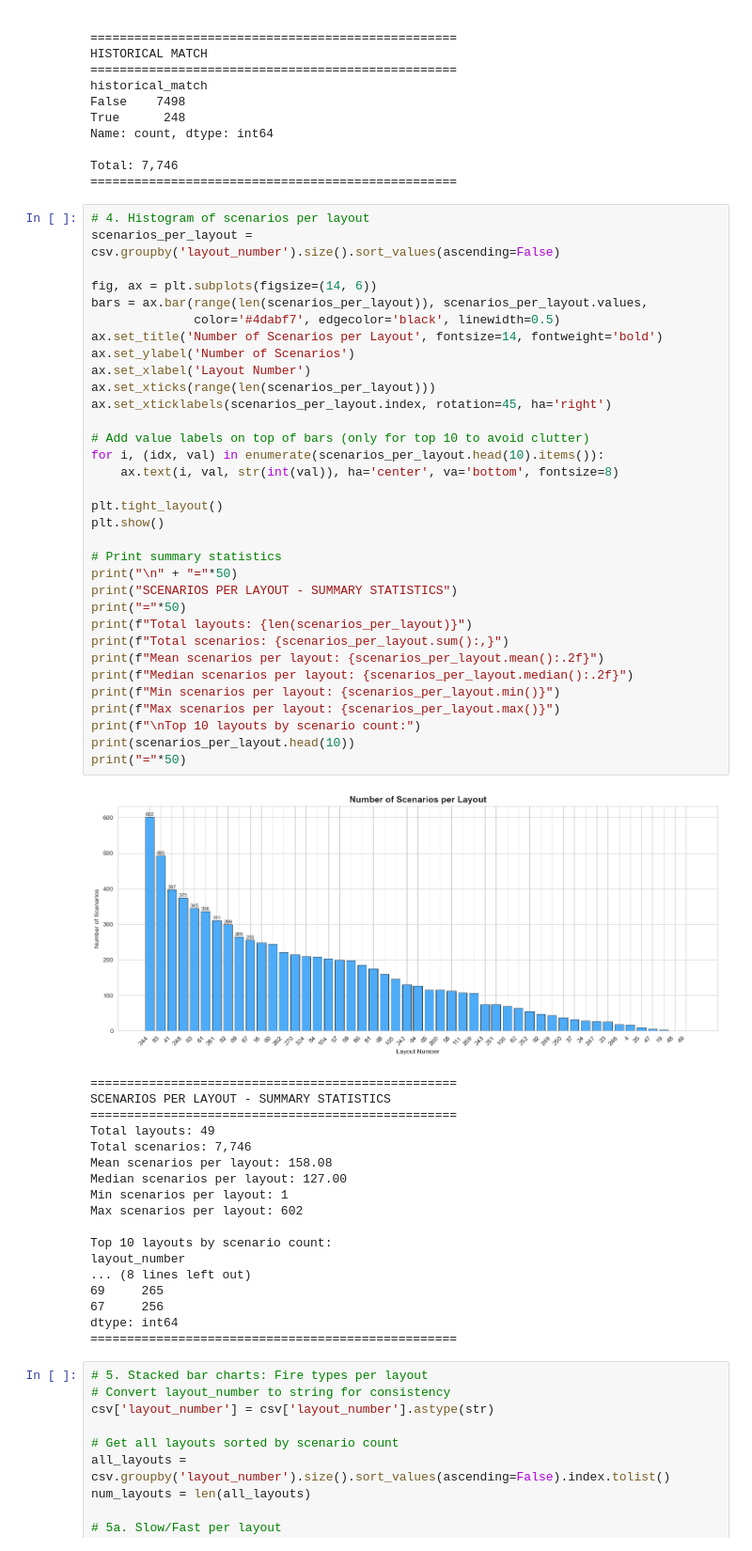
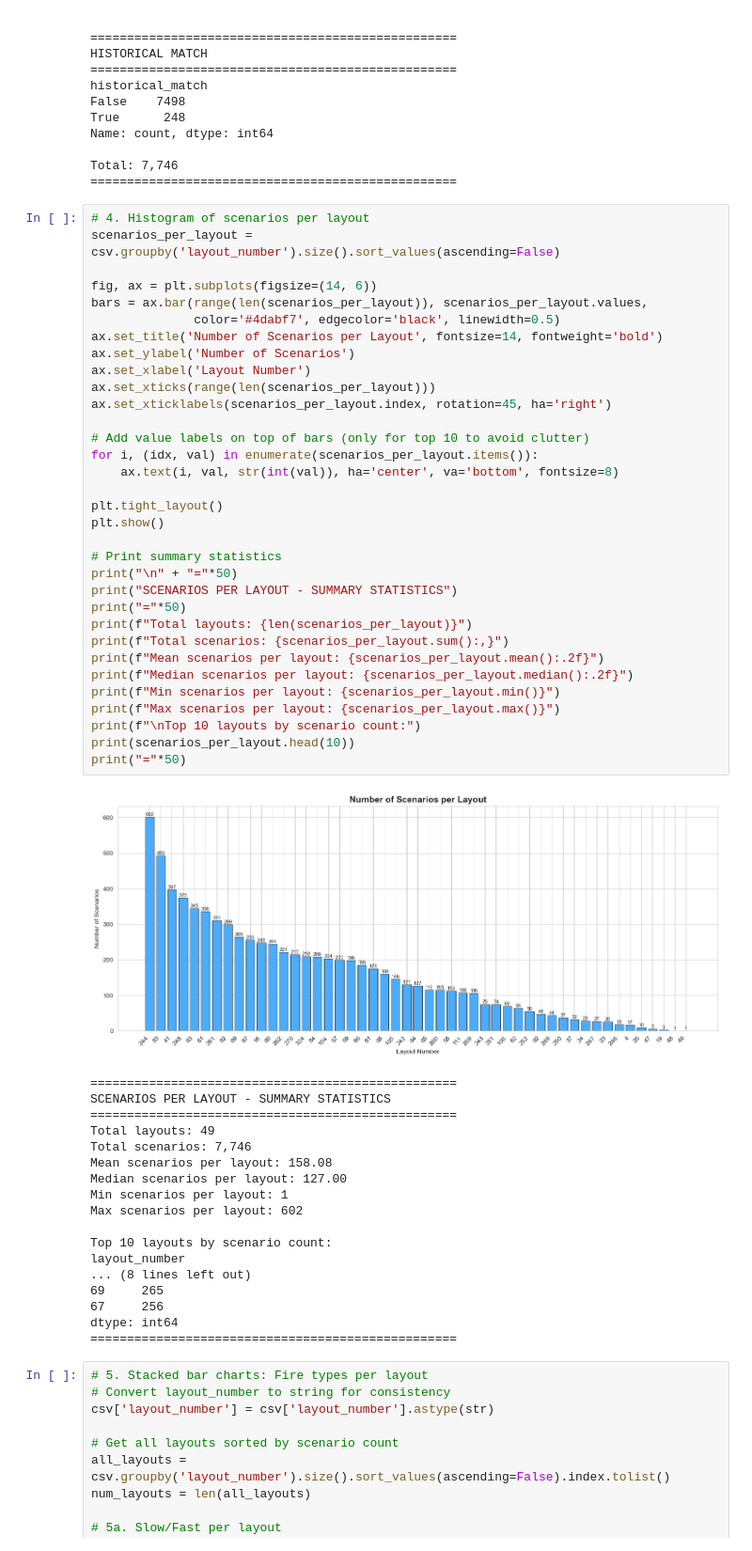
Before and after one commit to RomainPuech/wildfire_drone_routing, a Jupyter notebook: notebooks/histograms.ipynb, the cells around one changed output. Shown at 94% size. Cells and saved outputs as stored; diff of their text form.

```diff
--- a/notebooks/histograms.ipynb
+++ b/notebooks/histograms.ipynb
@@ -222,35 +222,35 @@ scenarios_per_layout = csv.groupby('layout_number').size().sort_values(ascending
 
 fig, ax = plt.subplots(figsize=(14, 6))
 bars = ax.bar(range(len(scenarios_per_layout)), scenarios_per_layout.values,
               color='#4dabf7', edgecolor='black', linewidth=0.5)
 ax.set_title('Number of Scenarios per Layout', fontsize=14, fontweight='bold')
 ax.set_ylabel('Number of Scenarios')
 ax.set_xlabel('Layout Number')
 ax.set_xticks(range(len(scenarios_per_layout)))
 ax.set_xticklabels(scenarios_per_layout.index, rotation=45, ha='right')
 
 # Add value labels on top of bars (only for top 10 to avoid clutter)
-for i, (idx, val) in enumerate(scenarios_per_layout.head(10).items()):
+for i, (idx, val) in enumerate(scenarios_per_layout.items()):
     ax.text(i, val, str(int(val)), ha='center', va='bottom', fontsize=8)
 
 plt.tight_layout()
 plt.show()
 
 # Print summary statistics
 print("\n" + "="*50)
 print("SCENARIOS PER LAYOUT - SUMMARY STATISTICS")
 print("="*50)
 print(f"Total layouts: {len(scenarios_per_layout)}")
 print(f"Total scenarios: {scenarios_per_layout.sum():,}")
 print(f"Mean scenarios per layout: {scenarios_per_layout.mean():.2f}")
 print(f"Median scenarios per layout: {scenarios_per_layout.median():.2f}")
 print(f"Min scenarios per layout: {scenarios_per_layout.min()}")
 print(f"Max scenarios per layout: {scenarios_per_layout.max()}")
 print(f"\nTop 10 layouts by scenario count:")
 print(scenarios_per_layout.head(10))
 print("="*50)
 # %% [output]
-[figure, old version]
+[figure, new version]
 ==================================================
 SCENARIOS PER LAYOUT - SUMMARY STATISTICS
 ==================================================
```
Also changed, not shown: parts of 1 cell of this notebook, 29 other files.
